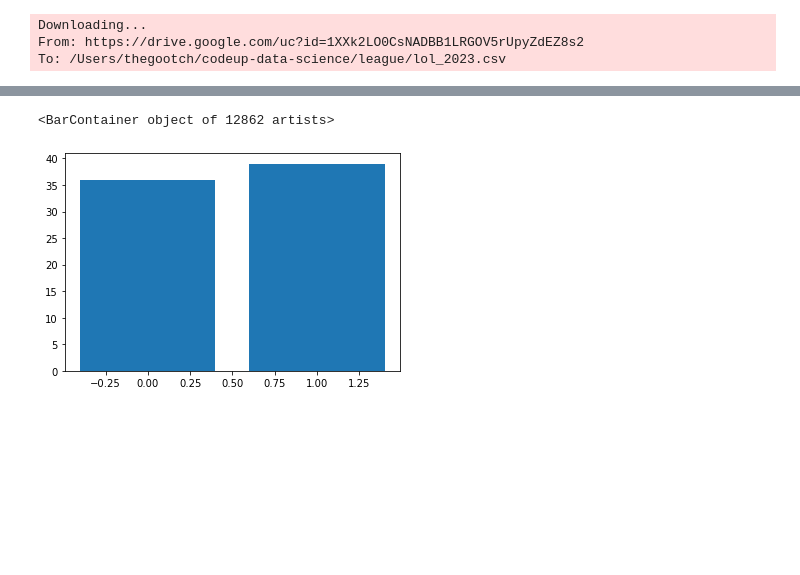
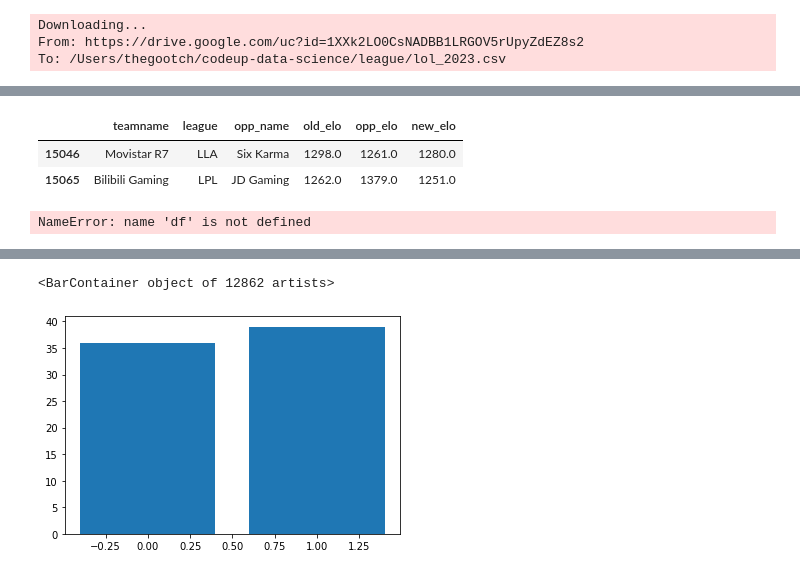
Before and after one commit to richie-p-meyer/league, a Jupyter notebook: scratch.ipynb, the cells around one changed output, grey strips where cells are left out. Saved outputs shown, nothing was run; the diff lists cells and outputs as text; code cells hidden in the pictures; blank space fills up the shorter version.

```diff
--- a/scratch.ipynb
+++ b/scratch.ipynb
@@ -194,0 +127,2 @@ df[df.teamname=='Astralis'][['teamname','opp_name','date','result','old_elo','op
+# %%
+current_elo = df[~df.teamname.duplicated(keep='last')][['teamname','league','opp_name','old_elo','opp_elo','new_elo']]
@@ -195,2 +165,12 @@ df[df.teamname=='Astralis'][['teamname','opp_name','date','result','old_elo','op
+# %%
+current_elo[(current_elo.teamname == 'Bilibili Gaming')|(current_elo.teamname == 'Movistar R7')].sort_values('new_elo',ascending=False).head(20)
+# %% [output]
+|  | teamname | league | opp_name | old_elo | opp_elo | new_elo |
+| 15046 | Movistar R7 | LLA | Six Karma | 1298.0 | 1261.0 | 1280.0 |
+| 15065 | Bilibili Gaming | LPL | JD Gaming | 1262.0 | 1379.0 | 1251.0 |
+# %%
+df[df.teamname=='Cloud 9'][['teamname','opp_name','date','result','old_elo','opp_elo','new_elo']].head(50)
+# %% [output]
+NameError: name 'df' is not defined
 # %%
 df = df.sort_values(['date','game'])
```
Also changed, not shown: parts of 28 cells of this notebook, 2 other files.
